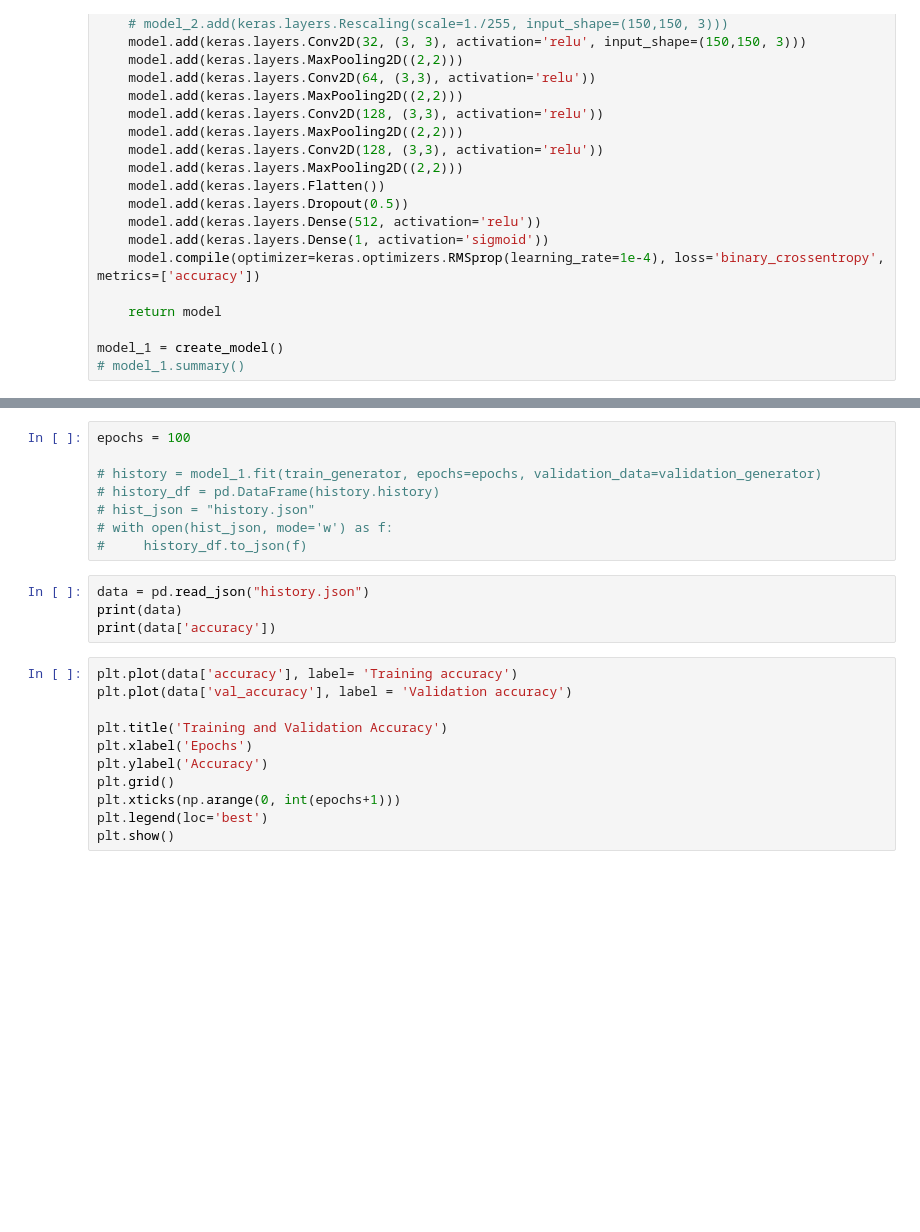
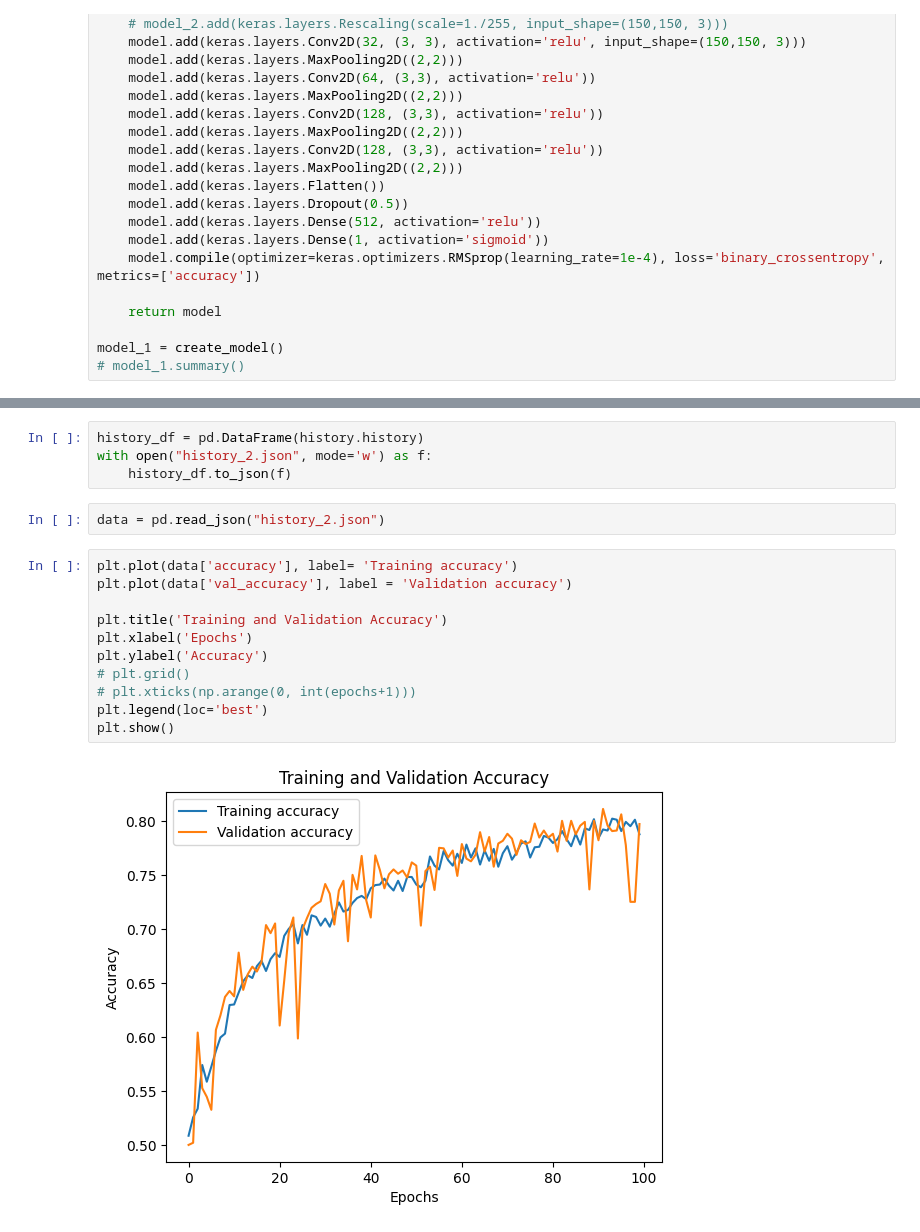
Before and after one commit to hyunmila/um, a Jupyter notebook: lab4_2.ipynb, the cells around one changed output, grey strips where cells are left out. Saved outputs shown, nothing was run; the diff lists cells and outputs as text; blank space fills up the shorter version.

```diff
--- a/lab4_2.ipynb
+++ b/lab4_2.ipynb
@@ -64,23 +89,19 @@ model_1 = create_model()
 # %%
-epochs = 100
-
-# history = model_1.fit(train_generator, epochs=epochs, validation_data=validation_generator)
-# history_df = pd.DataFrame(history.history)
-# hist_json = "history.json"
-# with open(hist_json, mode='w') as f:
-#     history_df.to_json(f)
+history_df = pd.DataFrame(history.history)
+with open("history_2.json", mode='w') as f:
+    history_df.to_json(f)
 # %%
-data = pd.read_json("history.json")
-print(data)
-print(data['accuracy'])
+data = pd.read_json("history_2.json")
 # %%
 plt.plot(data['accuracy'], label= 'Training accuracy')
 plt.plot(data['val_accuracy'], label = 'Validation accuracy')
 
 plt.title('Training and Validation Accuracy')
 plt.xlabel('Epochs')
 plt.ylabel('Accuracy')
-plt.grid()
-plt.xticks(np.arange(0, int(epochs+1)))
+# plt.grid()
+# plt.xticks(np.arange(0, int(epochs+1)))
 plt.legend(loc='best')
 plt.show()
+# %% [output]
+[figure, added]
```
Also changed, not shown: parts of 6 cells of this notebook.
